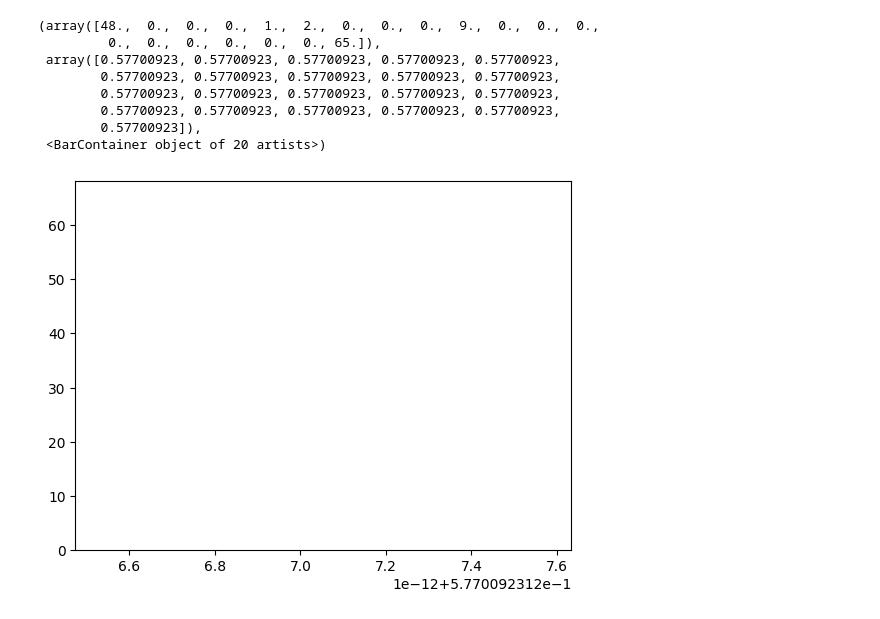
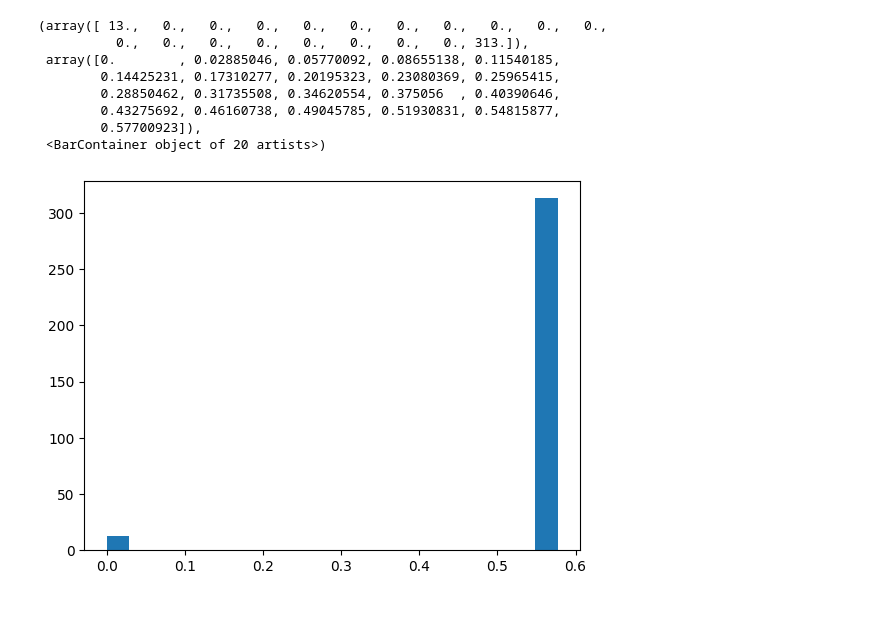
Before and after one commit to C-CoMP-STC/rpom-fba, a Jupyter notebook: notebooks/gap_filling_detection.ipynb, the cells around one changed output. Drawn from its saved outputs; the diff is of its cells as text; code cells hidden in the pictures.

```diff
--- a/notebooks/gap_filling_detection.ipynb
+++ b/notebooks/gap_filling_detection.ipynb
@@ -81,0 +43,16 @@ gap_filled_in_model
+# %%
+from model_building.biocyc_update_pipeline.transform.build_templates import get_gene_reaction_rule
+
+gprs1 = pd.DataFrame(
+    [
+        {"ID": rxndata["@frameid"], "GPR": get_gene_reaction_rule(rxndata, proteins1)}
+        for rxndata in reactions1
+    ]
+)
+
+gprs2 = pd.DataFrame(
+    [
+        {"ID": rxndata["@frameid"], "GPR": get_gene_reaction_rule(rxndata, proteins2)}
+        for rxndata in reactions2
+    ]
+)
@@ -82,28 +78,40 @@ gap_filled_in_model
+# %%
+# Filter to reactions that are
+# 1) in the model, and
+# 2) with no genes in either DB.
+
+all_gprs = gprs1.merge(gprs2, left_on="ID", right_on="ID", suffixes=[" db1", " db2"], how="outer")
+gprs_in_model = all_gprs[[rxnid in model.reactions for rxnid in all_gprs["ID"]]]
+
+gap_filled_in_model = gprs_in_model[[
+    (pd.isna(gpr1) or gpr1 == "()") and (pd.isna(gpr2) or gpr2 == "()")
+    for _, (_, gpr1, gpr2) in gprs_in_model.iterrows()
+]]
 # %%
 # Rank by growth impact of deletion on glucose growth
 with model:
     model.reactions.get_by_id("EX_glc").bounds = (-5.44, 0)
 
     baseline_mu = model.optimize()
 
     growth_rates = {}
-    for rxn in gap_filled_in_model["Reaction ID"]:
+    for rxn in gap_filled_in_model["ID"]:
         with model:
             model.reactions.get_by_id(rxn).bounds = (0.,0.)
             growth_rates[rxn] = model.optimize().objective_value
 
 
 fig, ax = plt.subplots()
 ax.hist(growth_rates.values(), bins=20)
 # %% [output]
-(array([48.,  0.,  0.,  0.,  1.,  2.,  0.,  0.,  0.,  9.,  0.,  0.,  0.,
-         0.,  0.,  0.,  0.,  0.,  0., 65.]),
- array([0.57700923, 0.57700923, 0.57700923, 0.57700923, 0.57700923,
-        0.57700923, 0.57700923, 0.57700923, 0.57700923, 0.57700923,
-        0.57700923, 0.57700923, 0.57700923, 0.57700923, 0.57700923,
-        0.57700923, 0.57700923, 0.57700923, 0.57700923, 0.57700923,
+(array([ 13.,   0.,   0.,   0.,   0.,   0.,   0.,   0.,   0.,   0.,   0.,
+          0.,   0.,   0.,   0.,   0.,   0.,   0.,   0., 313.]),
+ array([0.        , 0.02885046, 0.05770092, 0.08655138, 0.11540185,
+        0.14425231, 0.17310277, 0.20195323, 0.23080369, 0.25965415,
+        0.28850462, 0.31735508, 0.34620554, 0.375056  , 0.40390646,
+        0.43275692, 0.46160738, 0.49045785, 0.51930831, 0.54815877,
         0.57700923]),
  <BarContainer object of 20 artists>)
-[figure, old version]
+[figure, new version]
 # %%
 result = gap_filled_in_model.copy()
```
Also changed, not shown: parts of 10 cells of this notebook, 10 other files.
